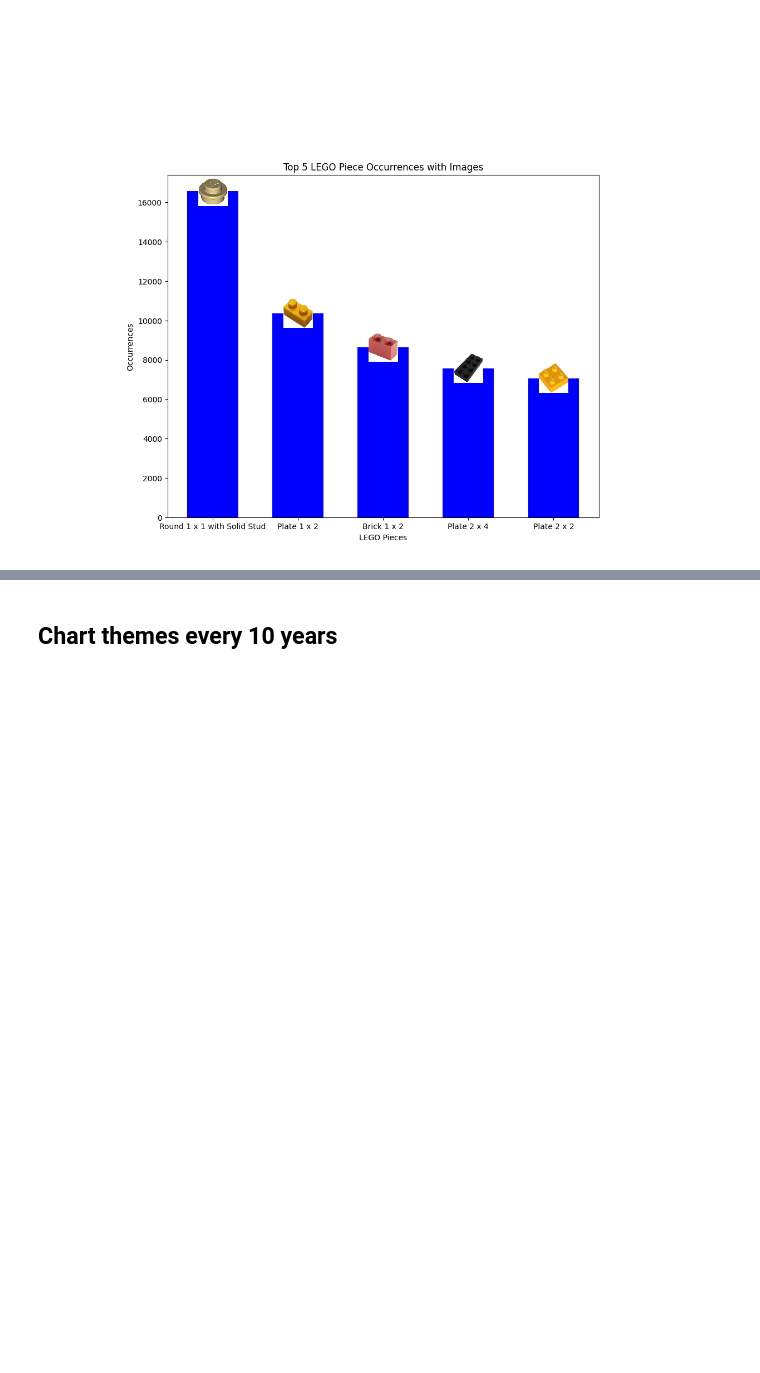
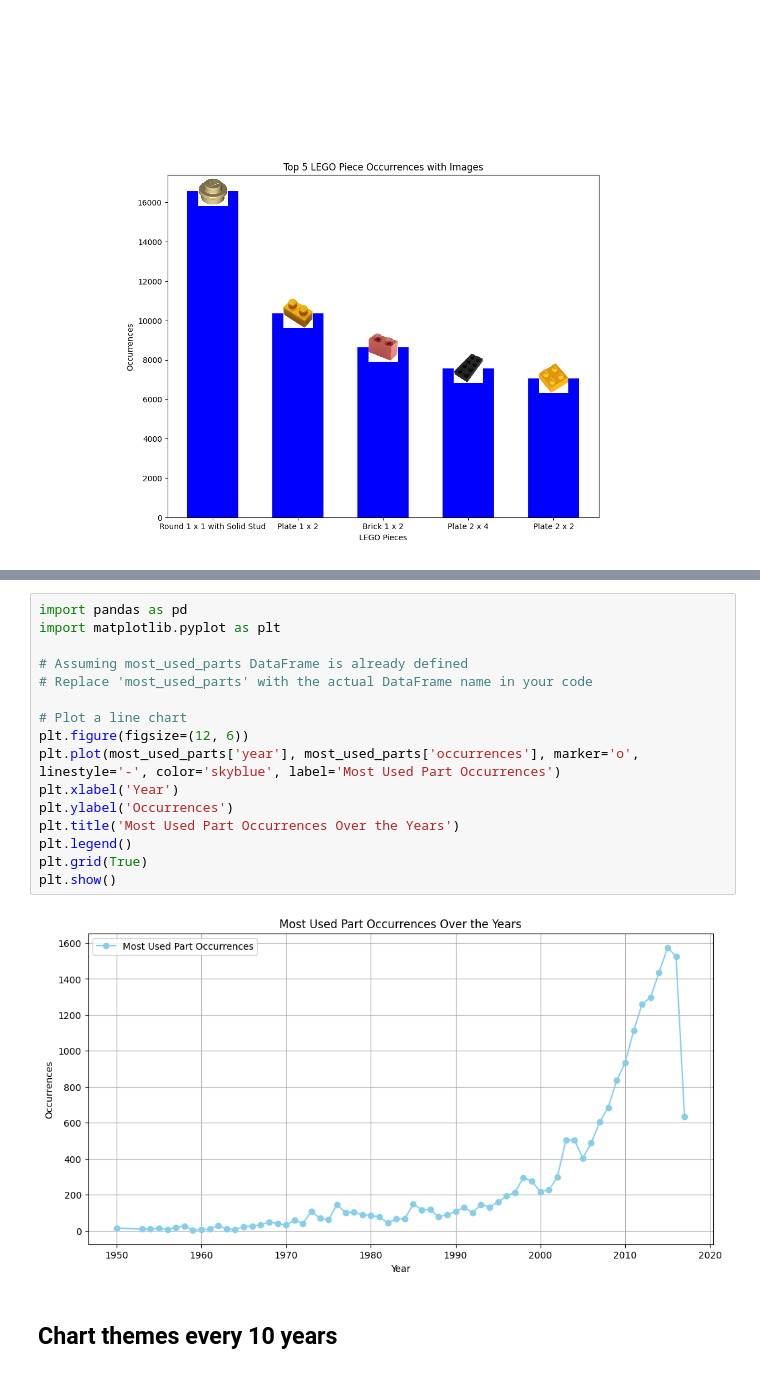
Before and after one commit to MatthewKolotylo/Lego-Project, a Jupyter notebook: Master Code Copy.ipynb, the cells around one changed output, grey strips where cells are left out. Drawn from its saved outputs; the diff is of its cells as text; blank space fills up the shorter version.

```diff
--- a/Master Code Copy.ipynb
+++ b/Master Code Copy.ipynb
@@ -386,3 +481,21 @@ my_df["part_num"].unique().shape
+# %%
+import pandas as pd
+import matplotlib.pyplot as plt
+
+# Assuming most_used_parts DataFrame is already defined
+# Replace 'most_used_parts' with the actual DataFrame name in your code
+
+# Plot a line chart
+plt.figure(figsize=(12, 6))
+plt.plot(most_used_parts['year'], most_used_parts['occurrences'], marker='o', linestyle='-', color='skyblue', label='Most Used Part Occurrences')
+plt.xlabel('Year')
+plt.ylabel('Occurrences')
+plt.title('Most Used Part Occurrences Over the Years')
+plt.legend()
+plt.grid(True)
+plt.show()
+# %% [output]
+[figure, added]
 # %% [markdown]
 ## Chart themes every 10 years
 # %% [markdown]
```
Also changed, not shown: parts of 8 cells of this notebook.
